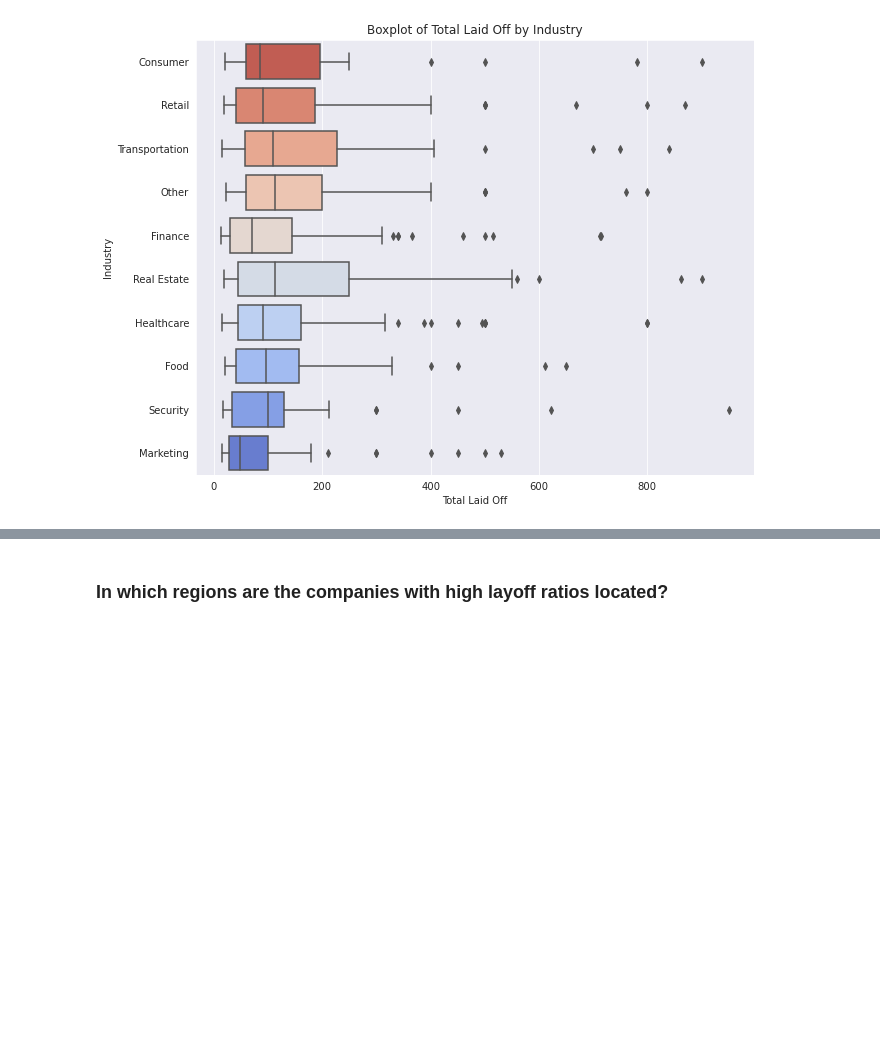
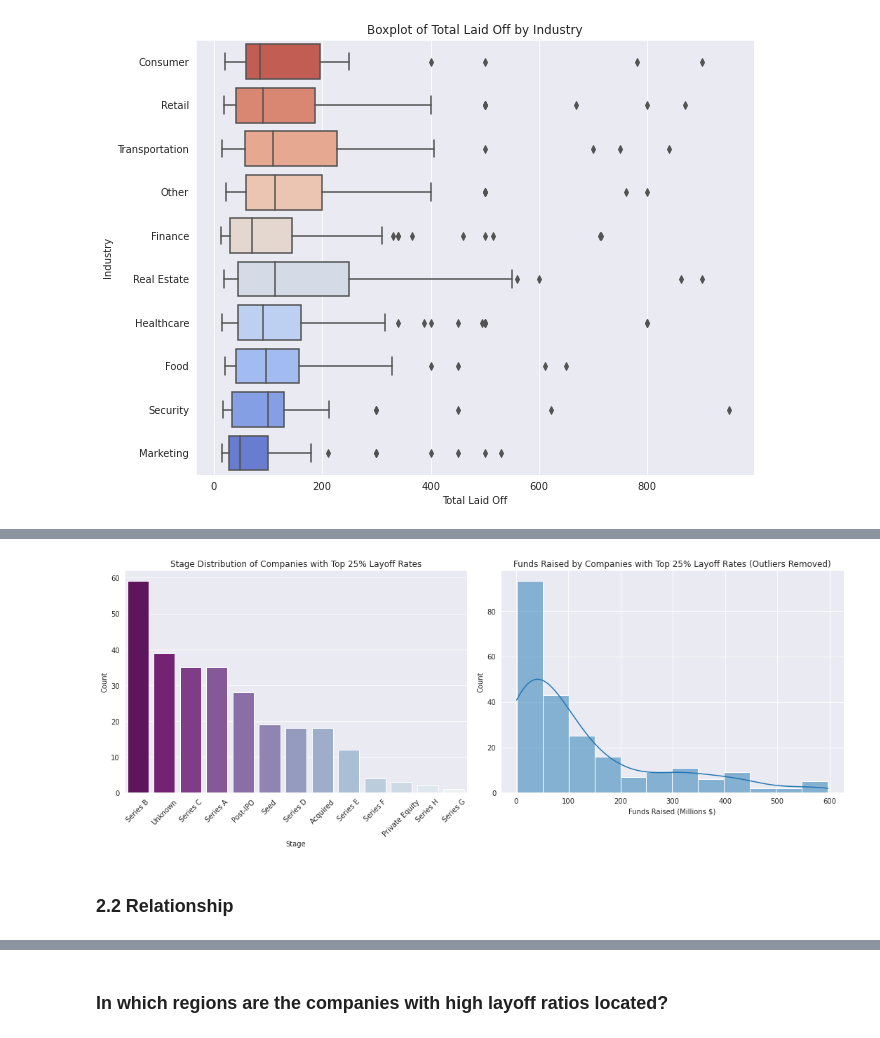
Before and after one commit to Maia97/layoffs-2022-analysis, a Jupyter notebook: layoffs-2022-analysis.ipynb, the cells around one changed output, grey strips where cells are left out. Cells and saved outputs as stored; diff of their text form; code cells hidden in the pictures; blank space fills up the shorter version.

```diff
--- a/layoffs-2022-analysis.ipynb
+++ b/layoffs-2022-analysis.ipynb
@@ -273,0 +320,33 @@ Name: stage, dtype: int64
+# %%
+# Combine and improve figures
+fig, axes = plt.subplots(1, 2, figsize=(15, 6))
+
+# Stage bar chart
+stage_counts = top_layoff_companies['stage'].value_counts()
+sns.barplot(x=stage_counts.index, y=stage_counts.values, palette='BuPu_r', ax=axes[0])
+axes[0].set_title('Stage Distribution of Companies with Top 25% Layoff Rates')
+axes[0].set_xlabel('Stage')
+axes[0].set_ylabel('Count')
+axes[0].set_xticklabels(axes[0].get_xticklabels(), rotation=45)
+
+# Remove large outliers using IQR method
+Q1 = top_layoff_companies['funds_raised'].quantile(0.25)
+Q3 = top_layoff_companies['funds_raised'].quantile(0.75)
+IQR = Q3 - Q1
+lower_bound = Q1 - 1.5 * IQR
+upper_bound = Q3 + 1.5 * IQR
+filtered_top_layoff_companies = top_layoff_companies[(top_layoff_companies['funds_raised'] >= lower_bound) &
+                                                      (top_layoff_companies['funds_raised'] <= upper_bound)]
+
+# Funds Raised histogram
+sns.histplot(data=filtered_top_layoff_companies, x='funds_raised', kde=True, ax=axes[1])
+axes[1].set_title('Funds Raised by Companies with Top 25% Layoff Rates (Outliers Removed)')
+axes[1].set_xlabel('Funds Raised (Millions $)')
+axes[1].set_ylabel('Count')
+
+plt.tight_layout()
+plt.show()
+# %% [output]
+[figure, added]
+# %% [markdown]
+### 2.2 Relationship
```
Also changed, not shown: parts of 19 cells of this notebook.
